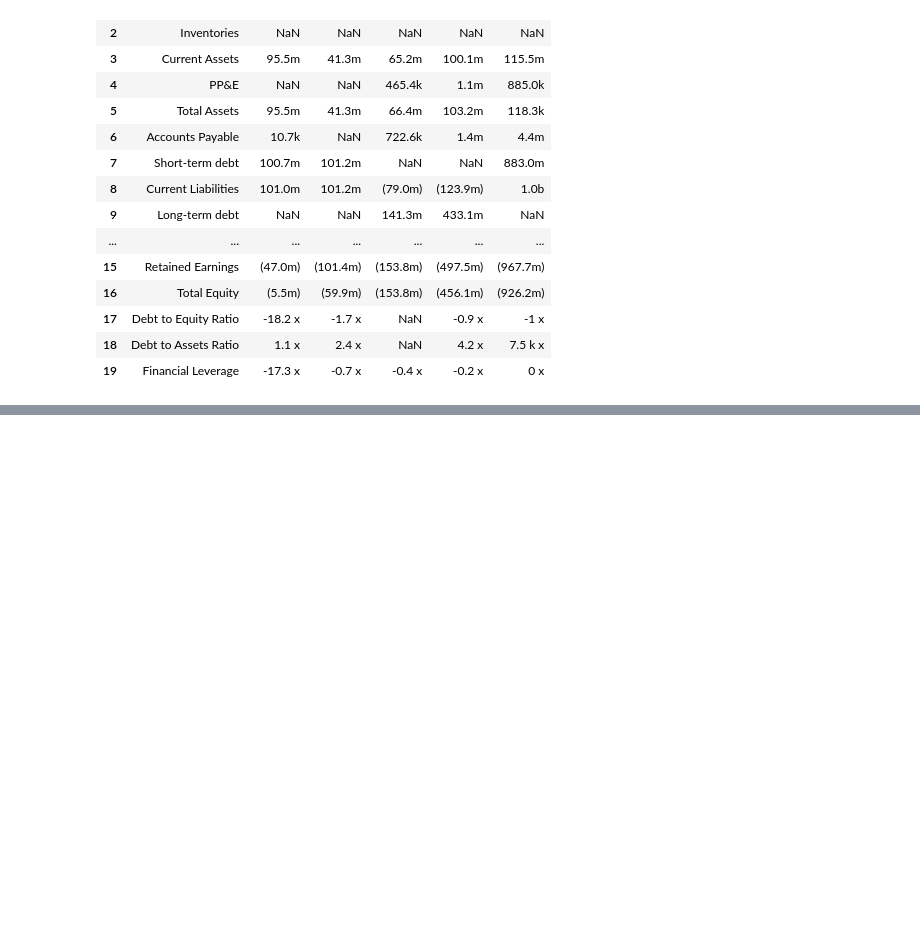
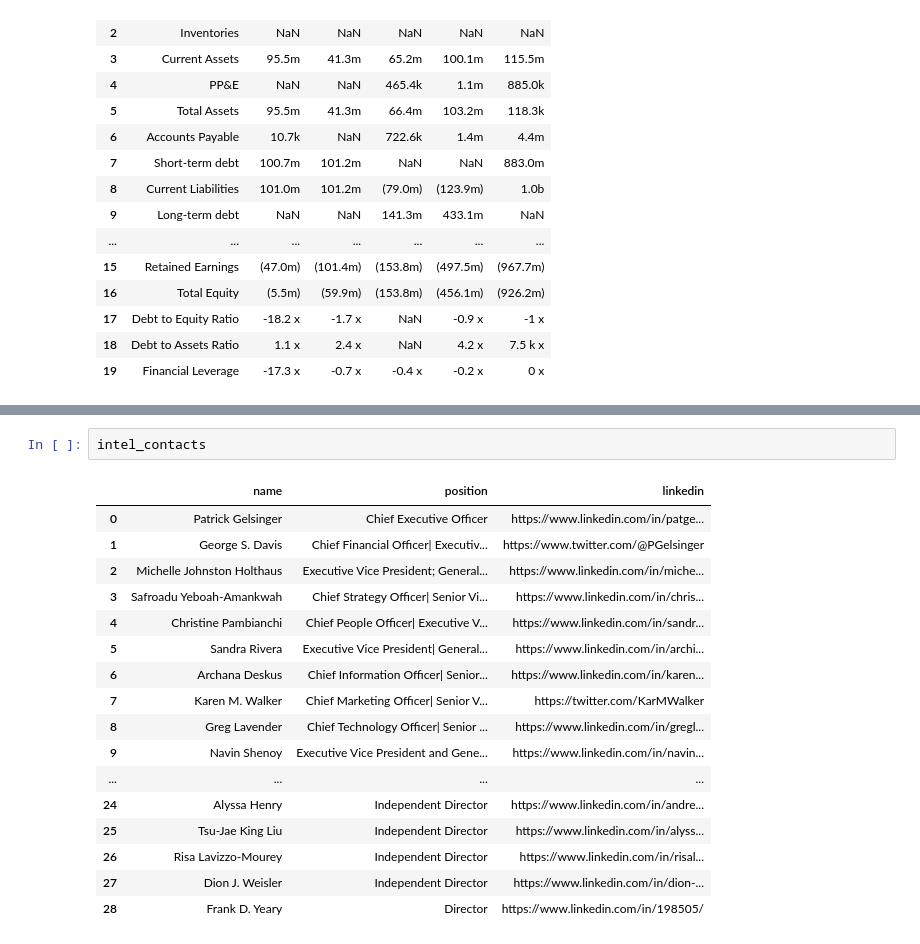
Before and after one commit to 1hachem/ScrapCo, a Jupyter notebook: presenation.ipynb, the cells around one changed output, grey strips where cells are left out. Drawn from its saved outputs; the diff is of its cells as text; blank space fills up the shorter version.

```diff
--- a/presenation.ipynb
+++ b/presenation.ipynb
@@ -179,0 +201,20 @@ pd.read_csv("data/company_contacts/deepmind.csv")
+# %%
+intel_contacts
+# %% [output]
+|  | name | position | linkedin |
+| 0 | Patrick Gelsinger | Chief Executive Officer | https://www.linkedin.com/in/patge... |
+| 1 | George S. Davis | Chief Financial Officer| Executiv... | https://www.twitter.com/@PGelsinger |
+| 2 | Michelle Johnston Holthaus | Executive Vice President; General... | https://www.linkedin.com/in/miche... |
+| 3 | Safroadu Yeboah-Amankwah | Chief Strategy Officer| Senior Vi... | https://www.linkedin.com/in/chris... |
+| 4 | Christine Pambianchi | Chief People Officer| Executive V... | https://www.linkedin.com/in/sandr... |
+| 5 | Sandra Rivera | Executive Vice President| General... | https://www.linkedin.com/in/archi... |
+| 6 | Archana Deskus | Chief Information Officer| Senior... | https://www.linkedin.com/in/karen... |
+| 7 | Karen M. Walker | Chief Marketing Officer| Senior V... | https://twitter.com/KarMWalker |
+| 8 | Greg Lavender | Chief Technology Officer| Senior ... | https://www.linkedin.com/in/gregl... |
+| 9 | Navin Shenoy | Executive Vice President and Gene... | https://www.linkedin.com/in/navin... |
+| ... | ... | ... | ... |
+| 24 | Alyssa Henry | Independent Director | https://www.linkedin.com/in/andre... |
+| 25 | Tsu-Jae King Liu | Independent Director | https://www.linkedin.com/in/alyss... |
+| 26 | Risa Lavizzo-Mourey | Independent Director | https://www.linkedin.com/in/risal... |
+| 27 | Dion J. Weisler | Independent Director | https://www.linkedin.com/in/dion-... |
+| 28 | Frank D. Yeary | Director | https://www.linkedin.com/in/198505/ |
```
Also changed, not shown: parts of 19 cells of this notebook, 29 other files.
